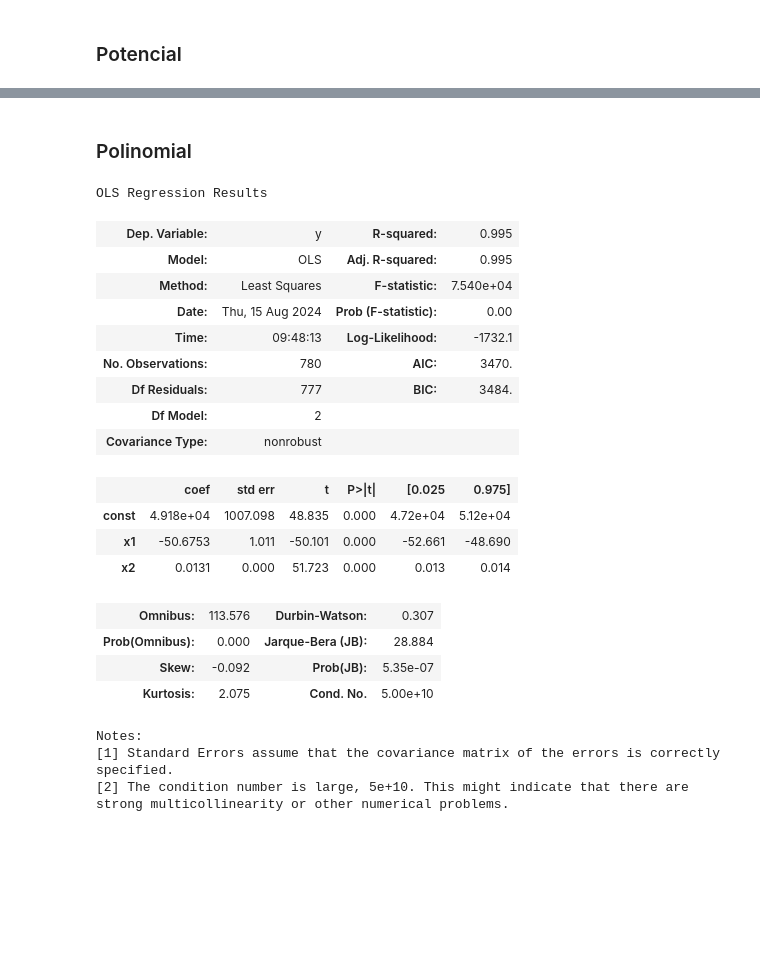
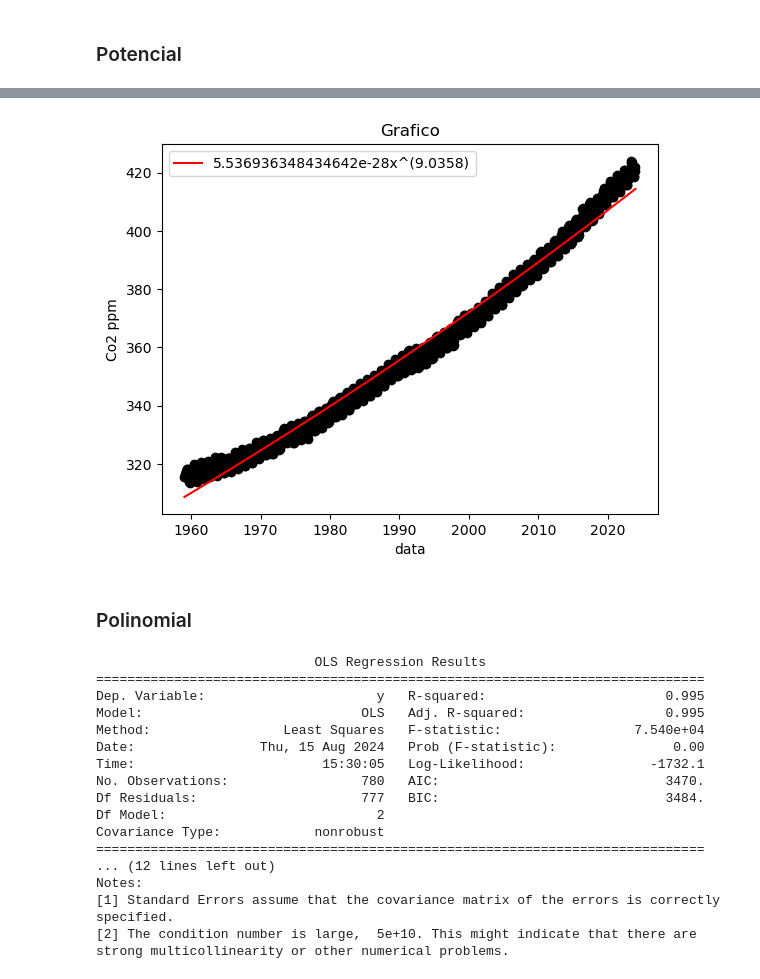
Before and after one commit to Joaof14/Clima_MMQ, a Jupyter notebook: MMQ_statsModel.ipynb, the cells around one changed output, grey strips where cells are left out. Drawn from its saved outputs; the diff is of its cells as text; code cells hidden in the pictures; blank space fills up the shorter version.

```diff
--- a/MMQ_statsModel.ipynb
+++ b/MMQ_statsModel.ipynb
@@ -134,37 +166,33 @@ strong multicollinearity or other numerical problems.
+# %%
+#Equação e Gráfico
+equacaolabel = f'{np.exp(res.params[0])}x^({round(res.params[1],4)})'
+funApro = np.exp(res.params[0]) * (x ** res.params[1])
+plotgrafico('data', 'Co2 ppm', equacaolabel, funApro  )
+# %% [output]
+[figure, added]
 # %% [markdown]
 ### Polinomial
 # %%
 #Preparar model e treiná-lo, com teste t de student para significância
-x_ = x
 y_ = y
-
-x_p = np.column_stack((x_, x_**2))
-
-
-x_p = sm.add_constant(x_p)
-model = sm.OLS(y_,x_p)
-res = model.fit()
-res.summary()
+x_ = np.column_stack((x, x**2))
+res = treinar_modelo(x_,y_)
+print(res.summary())
 # %% [output]
-OLS Regression Results
+                            OLS Regression Results
+==============================================================================
+Dep. Variable:                      y   R-squared:                       0.995
+Model:                            OLS   Adj. R-squared:                  0.995
+Method:                 Least Squares   F-statistic:                 7.540e+04
+Date:                Thu, 15 Aug 2024   Prob (F-statistic):               0.00
+Time:                        15:30:05   Log-Likelihood:                -1732.1
+No. Observations:                 780   AIC:                             3470.
+Df Residuals:                     777   BIC:                             3484.
+Df Model:                           2
+Covariance Type:            nonrobust
+==============================================================================
+... (12 lines left out)
+Notes:
+[1] Standard Errors assume that the covariance matrix of the errors is correctly specified.
+[2] The condition number is large,  5e+10. This might indicate that there are
+strong multicollinearity or other numerical problems.
-| Dep. Variable: | y | R-squared: | 0.995 |
-| Model: | OLS | Adj. R-squared: | 0.995 |
-| Method: | Least Squares | F-statistic: | 7.540e+04 |
-| Date: | Thu, 15 Aug 2024 | Prob (F-statistic): | 0.00 |
-| Time: | 09:48:13 | Log-Likelihood: | -1732.1 |
-| No. Observations: | 780 | AIC: | 3470. |
-| Df Residuals: | 777 | BIC: | 3484. |
-| Df Model: | 2 |  |  |
-| Covariance Type: | nonrobust |  |  |
-|  | coef | std err | t | P>|t| | [0.025 | 0.975] |
-| const | 4.918e+04 | 1007.098 | 48.835 | 0.000 | 4.72e+04 | 5.12e+04 |
-| x1 | -50.6753 | 1.011 | -50.101 | 0.000 | -52.661 | -48.690 |
-| x2 | 0.0131 | 0.000 | 51.723 | 0.000 | 0.013 | 0.014 |
-| Omnibus: | 113.576 | Durbin-Watson: | 0.307 |
-| Prob(Omnibus): | 0.000 | Jarque-Bera (JB): | 28.884 |
-| Skew: | -0.092 | Prob(JB): | 5.35e-07 |
-| Kurtosis: | 2.075 | Cond. No. | 5.00e+10 |
-Notes:
-[1] Standard Errors assume that the covariance matrix of the errors is correctly specified.
-[2] The condition number is large, 5e+10. This might indicate that there are
-strong multicollinearity or other numerical problems.
```
Also changed, not shown: parts of 45 cells of this notebook.
